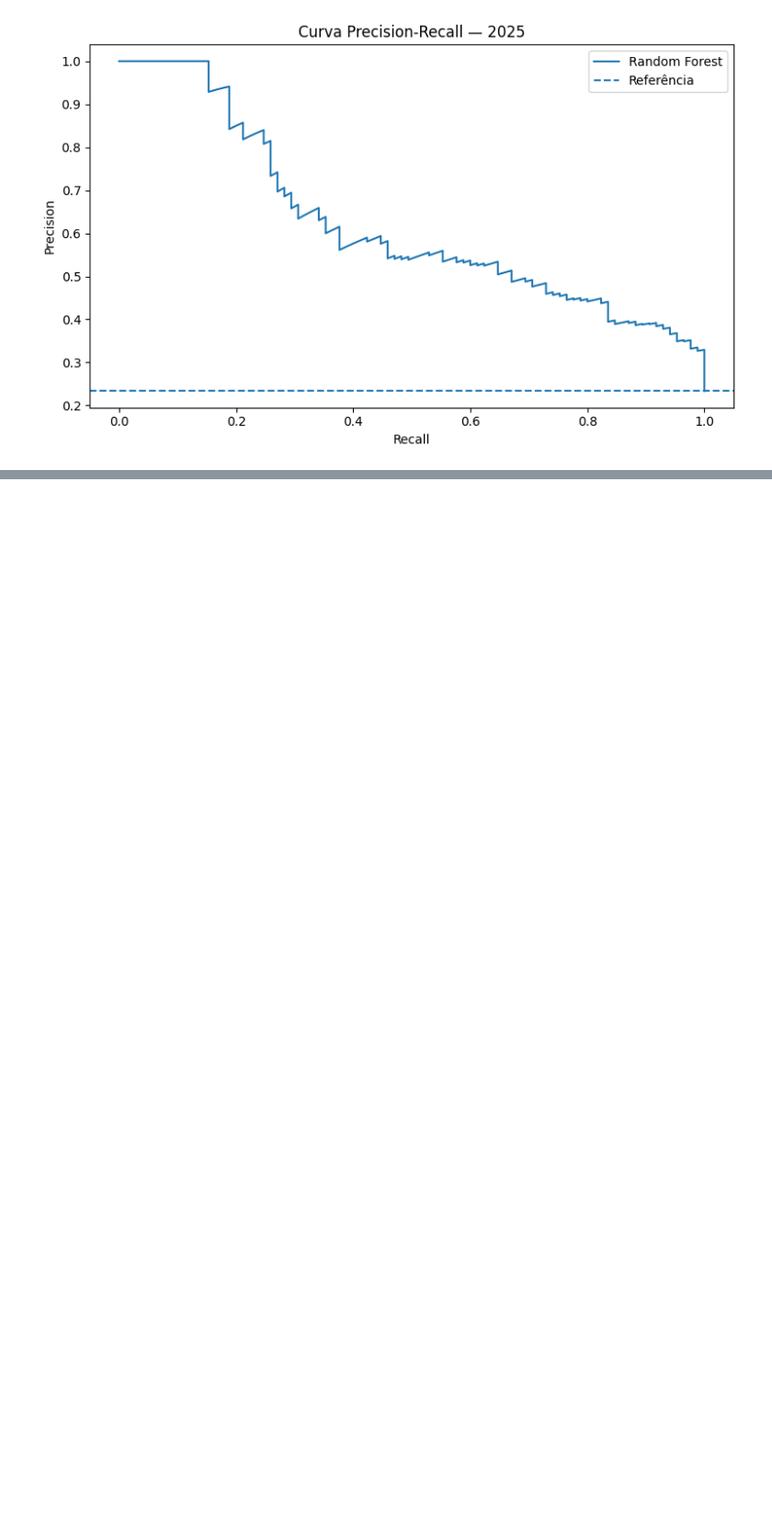
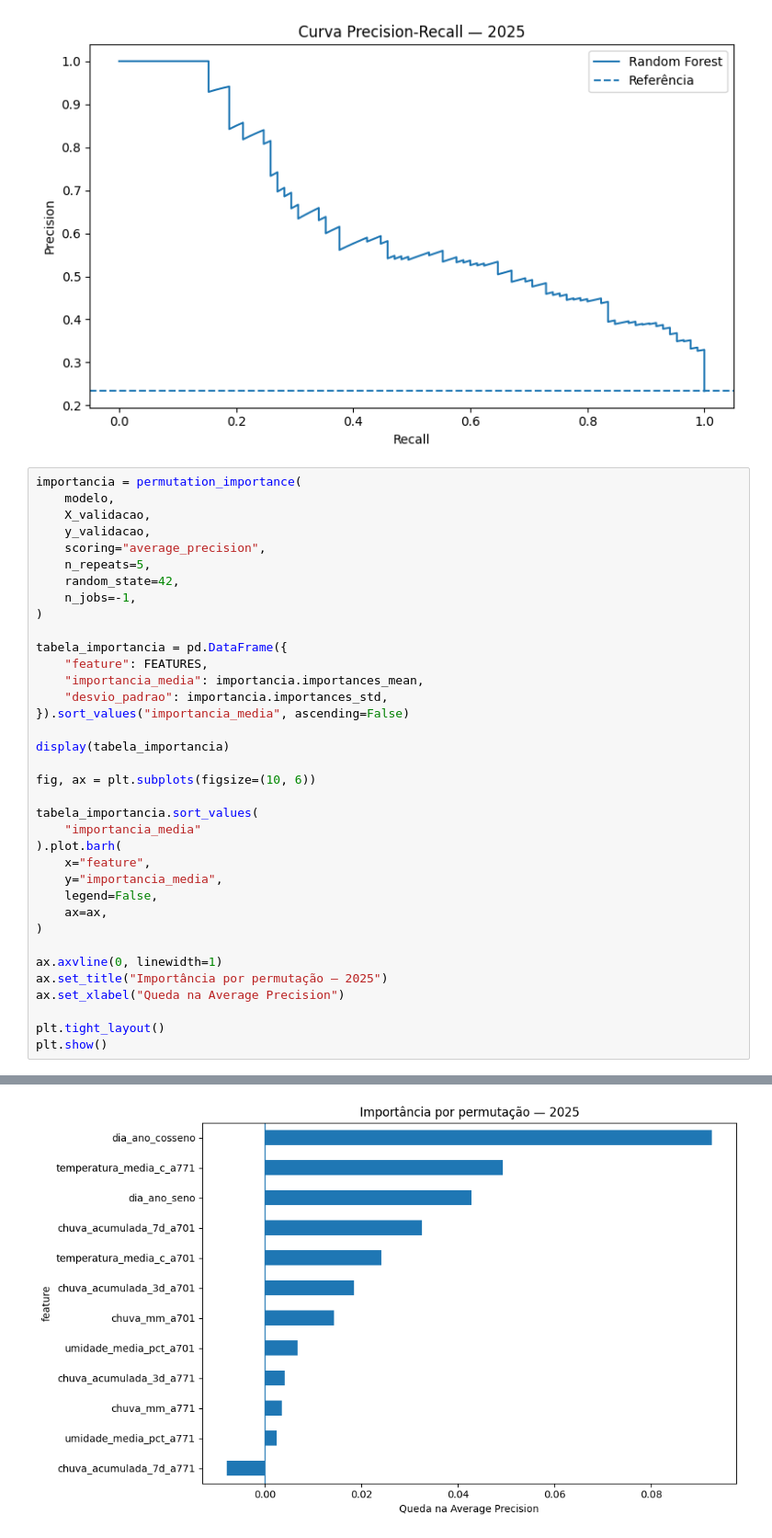
Before and after one commit to bentors/AlertaSP, a Jupyter notebook: ML/notebooks/AlertaSP_ML.ipynb, the cells around one changed output, grey strips where cells are left out. Shown at 92% size. Drawn from its saved outputs; the diff is of its cells as text; blank space fills up the shorter version.

Commit message:
Célula 5 — Importância das variáveis

```diff
--- a/ML/notebooks/AlertaSP_ML.ipynb
+++ b/ML/notebooks/AlertaSP_ML.ipynb
@@ -233,3 +233,40 @@ plt.show()
 # %% [output]
 [figure]
 [figure]
+# %%
+importancia = permutation_importance(
+    modelo,
+    X_validacao,
+    y_validacao,
+    scoring="average_precision",
+    n_repeats=5,
+    random_state=42,
+    n_jobs=-1,
+)
+
+tabela_importancia = pd.DataFrame({
+    "feature": FEATURES,
+    "importancia_media": importancia.importances_mean,
+    "desvio_padrao": importancia.importances_std,
+}).sort_values("importancia_media", ascending=False)
+
+display(tabela_importancia)
+
+fig, ax = plt.subplots(figsize=(10, 6))
+
+tabela_importancia.sort_values(
+    "importancia_media"
+).plot.barh(
+    x="feature",
+    y="importancia_media",
+    legend=False,
+    ax=ax,
+)
+
+ax.axvline(0, linewidth=1)
+ax.set_title("Importância por permutação — 2025")
+ax.set_xlabel("Queda na Average Precision")
+
+plt.tight_layout()
+plt.show()
+# %% [output]
@@ -235,0 +286 @@ plt.show()
+[figure, added]
```
Also changed, not shown: parts of 1 cell of this notebook.
